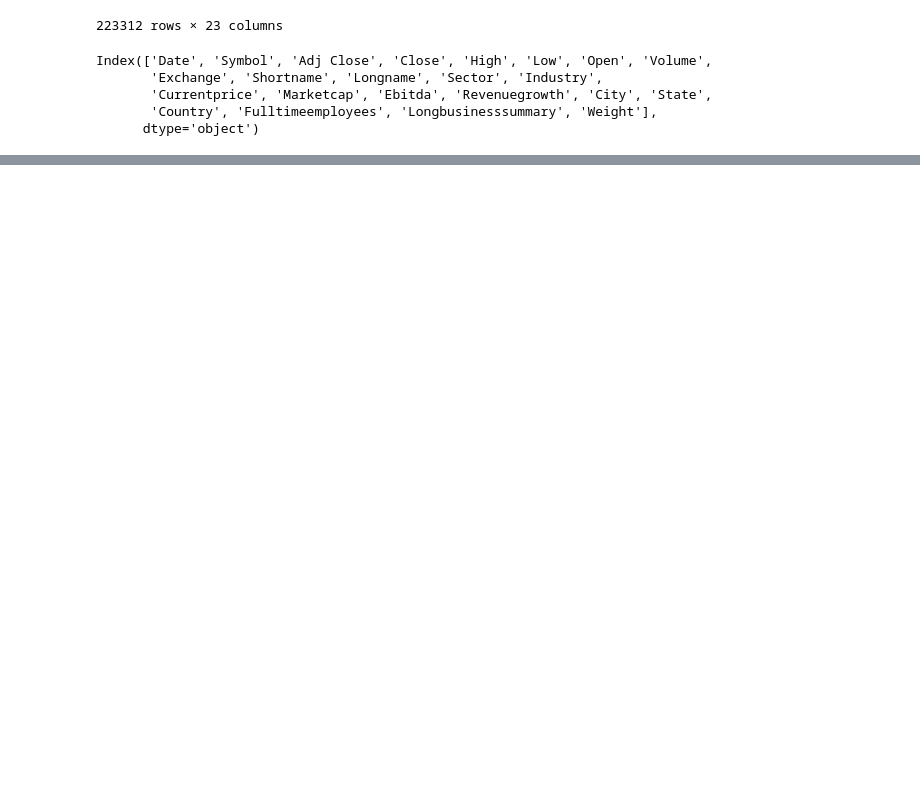
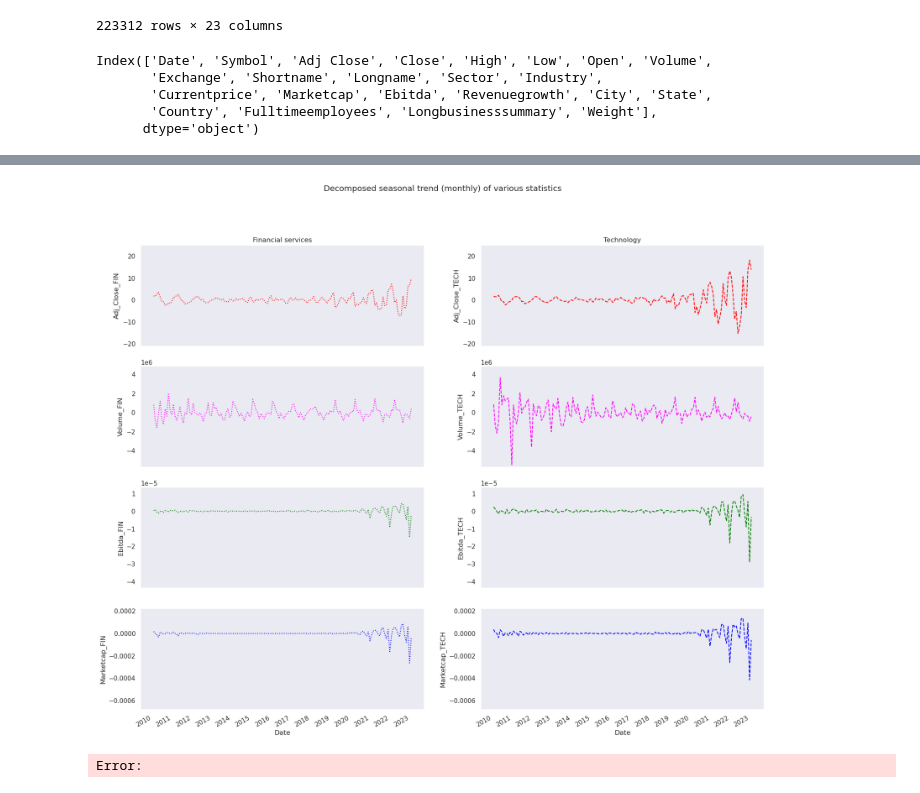
Before and after one commit to chrischank/jse40_sp500_hsi, a Jupyter notebook: notebooks/SP500_EDA.ipynb, the cells around one changed output, grey strips where cells are left out. Saved outputs shown, nothing was run; the diff lists cells and outputs as text; code cells hidden in the pictures; blank space fills up the shorter version.

```diff
--- a/notebooks/SP500_EDA.ipynb
+++ b/notebooks/SP500_EDA.ipynb
@@ -240,0 +320,55 @@ plt.show()
+# %%
+sns.set_theme(context = "notebook", style = "darkgrid", palette = "pastel")
+
+fig, axes = plt.subplots(4, 2, figsize = (20, 15), sharex = True)
+fig.suptitle("Decomposed seasonal trend (monthly) of various statistics")
+
+axes[0, 0].set_ylim(min(Decomposed_Season["Adj_Close_FIN"] + Decomposed_Season["Adj_Close_TECH"]),
+                    max(Decomposed_Season["Adj_Close_FIN"] + Decomposed_Season["Adj_Close_TECH"]))
+axes[0, 1].set_ylim(min(Decomposed_Season["Adj_Close_FIN"] + Decomposed_Season["Adj_Close_TECH"]),
+                    max(Decomposed_Season["Adj_Close_FIN"] + Decomposed_Season["Adj_Close_TECH"]))
+
+axes[1, 0].set_ylim(min(Decomposed_Season["Volume_FIN"] + Decomposed_Season["Volume_TECH"]),
+                    max(Decomposed_Season["Volume_FIN"] + Decomposed_Season["Volume_TECH"]))
+axes[1, 1].set_ylim(min(Decomposed_Season["Volume_FIN"] + Decomposed_Season["Volume_TECH"]),
+                    max(Decomposed_Season["Volume_FIN"] + Decomposed_Season["Volume_TECH"]))
+
+axes[2, 0].set_ylim(min(Decomposed_Season["Ebitda_FIN"] + Decomposed_Season["Ebitda_TECH"]),
+                    max(Decomposed_Season["Ebitda_FIN"] + Decomposed_Season["Ebitda_TECH"]))
+axes[2, 1].set_ylim(min(Decomposed_Season["Ebitda_FIN"] + Decomposed_Season["Ebitda_TECH"]),
+                    max(Decomposed_Season["Ebitda_FIN"] + Decomposed_Season["Ebitda_TECH"]))
+
+axes[3, 0].set_ylim(min(Decomposed_Season["Marketcap_FIN"] + Decomposed_Season["Marketcap_TECH"]),
+                    max(Decomposed_Season["Marketcap_FIN"] + Decomposed_Season["Marketcap_TECH"]))
+axes[3, 1].set_ylim(min(Decomposed_Season["Marketcap_FIN"] + Decomposed_Season["Marketcap_TECH"]),
+                    max(Decomposed_Season["Marketcap_FIN"] + Decomposed_Season["Marketcap_TECH"]))
+
+# Financial services on left column
+sns.lineplot(data = Decomposed_Season, x = "Date", y = "Adj_Close_FIN", ax = axes[0, 0], color = "red", linestyle = "dotted")
+sns.lineplot(data = Decomposed_Season, x = "Date", y = "Volume_FIN", ax = axes[1, 0], color = "magenta", linestyle = "dotted")
+sns.lineplot(data = Decomposed_Season, x = "Date", y = "Ebitda_FIN", ax = axes[2, 0], color = "green", linestyle = "dotted")
+sns.lineplot(data = Decomposed_Season, x = "Date", y = "Marketcap_FIN", ax = axes[3, 0], color = "blue", linestyle = "dotted")
+sns.lineplot(data = Decomposed_Season, x = "Date", y = "Adj_Close_TECH", ax = axes[0, 1], color = "red", linestyle = "dashed")
+sns.lineplot(data = Decomposed_Season, x = "Date", y = "Volume_TECH", ax = axes[1, 1], color = "magenta", linestyle = "dashed")
+sns.lineplot(data = Decomposed_Season, x = "Date", y = "Ebitda_TECH", ax = axes[2, 1], color = "green", linestyle = "dashed")
+sns.lineplot(data = Decomposed_Season, x = "Date", y = "Marketcap_TECH", ax = axes[3, 1], color = "blue", linestyle = "dashed")
+
+axes[0, 0].set_title("Financial services")
+axes[0, 1].set_title("Technology")
+
+for ax in axes[:, 0]:
+    ax.xaxis.set_major_locator(mdates.YearLocator())
+    ax.grid()
+    for label in ax.get_xticklabels(which = 'major'):
+        label.set(rotation = 30, horizontalalignment = 'right')
+
+for ax in axes[:, 1]:
+    ax.xaxis.set_major_locator(mdates.YearLocator())
+    ax.grid()
+    for label in ax.get_xticklabels(which = 'major'):
+        label.set(rotation = 30, horizontalalignment = 'right')
+
+plt.savefig("../reports/figures/Seasonal_decomp_FINvsTECH.png", format = "png", bbox_inches = "tight")
+# %% [output]
+[figure, added]
+Error:
```
Also changed, not shown: parts of 8 cells of this notebook, 14 other files.
